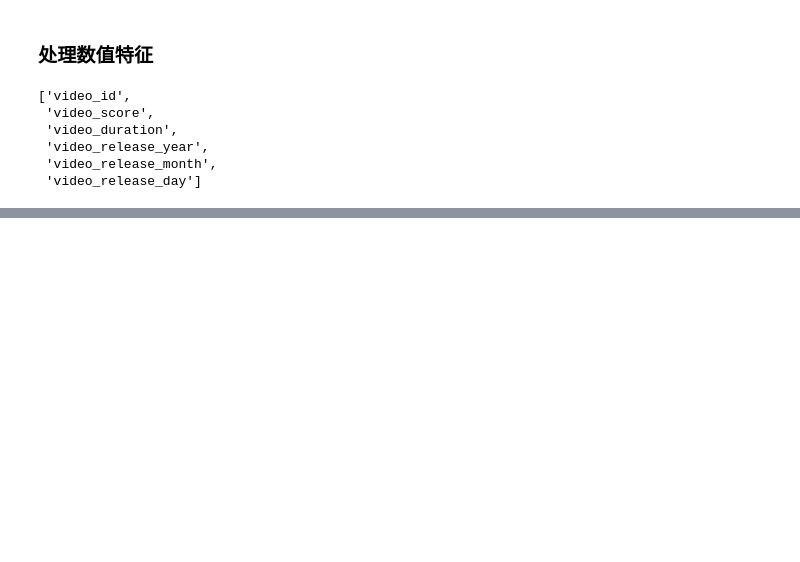
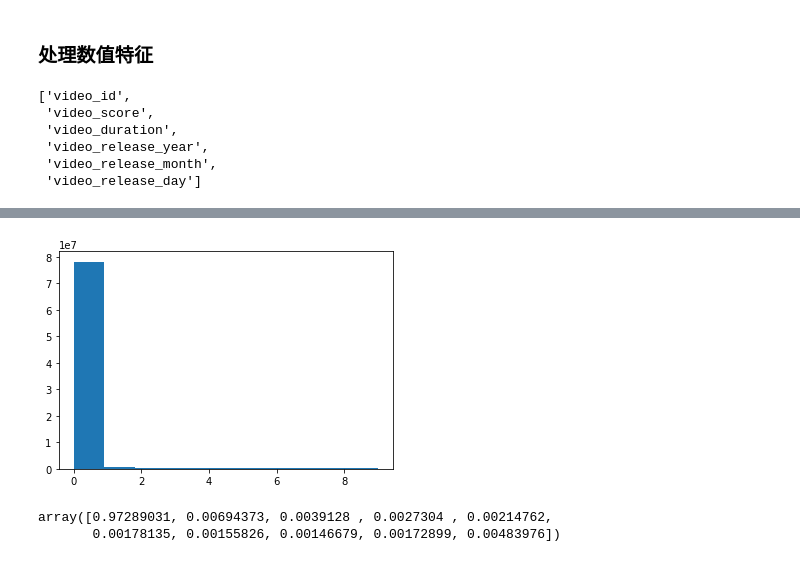
Before and after one commit to GZYZG/2021-digix-recommendation, a Jupyter notebook: explore-data.ipynb, the cells around one changed output, grey strips where cells are left out. Cells and saved outputs as stored; diff of their text form; code cells hidden in the pictures; blank space fills up the shorter version.

```diff
--- a/explore-data.ipynb
+++ b/explore-data.ipynb
@@ -716,0 +753,11 @@ video_data[['video_description', 'video_description_split']].head(3).to_dict(ori
+# %%
+if is_tfidf:
+    feat = desc_tfidf_vectorizer.fit_transform(desc_corpus)
+else:
+    feat = desc_tf_vectorizer.fit_transform(desc_corpus)
+lda = LDA(n_components=n_topics, max_iter=5,
+          learning_method='online',
+          learning_offset=50.,
+          random_state=0)
+desc_lda = lda.fit_transform(feat)
+desc_lda.shape
@@ -716,0 +766,7 @@ video_data[['video_description', 'video_description_split']].head(3).to_dict(ori
+# %%
+# 丢弃 video_description、video_description_words，将新特征并入
+video_data.drop('video_description', axis=1, inplace=True)
+video_data.drop('video_description_words', axis=1, inplace=True)
+feat_df = pd.DataFrame(desc_lda, columns=[f'desc_{i}' for i in range(n_topics)])
+video_data = pd.concat([video_data, feat_df], axis=1)
+video_data.head(3)
@@ -716,0 +781,11 @@ video_data[['video_description', 'video_description_split']].head(3).to_dict(ori
+# %%
+# 统计 video_tags、video
+from functools import reduce
+video_tags = Counter()
+video_second_class = Counter()
+
+for i in video_data['video_tags'].apply(lambda x: x.split(',')):
+    video_tags.update(i)
+
+for i in video_data['video_second_class'].apply(lambda x: x.split(',')):
+    video_second_class.update(i)
@@ -716,0 +937,12 @@ video_data[['video_description', 'video_description_split']].head(3).to_dict(ori
+# %%
+user_video_wl = Counter()
+user_video_sh = Counter()
+all_df = None  # pd.DataFrame([], columns=['user_id', 'video', 'watch_labe', 'is_share'])
+
+for i, d in enumerate(action_dirs):
+    df = pd.read_csv(os.path.join(train_data_dir, f"history_behavior_data/{d}/{action_files[d]}"), delimiter="\t", usecols=['user_id', 'video_id', 'watch_label', 'is_share'])
+    if all_df is None:
+        all_df = df
+    else:
+        all_df = pd.concat([all_df, df], axis=0, ignore_index=True)
+print(f"all history data read ...")
@@ -716,0 +965,9 @@ video_data[['video_description', 'video_description_split']].head(3).to_dict(ori
+# %%
+watch_label, *_ = plt.hist(all_df['watch_label'])
+# %% [output]
+[figure, added]
+# %%
+watch_label / all_df.shape[0]
+# %% [output]
+array([0.97289031, 0.00694373, 0.0039128 , 0.0027304 , 0.00214762,
+       0.00178135, 0.00155826, 0.00146679, 0.00172899, 0.00483976])
```
Also changed, not shown: parts of 36 cells of this notebook, 1 other file.
